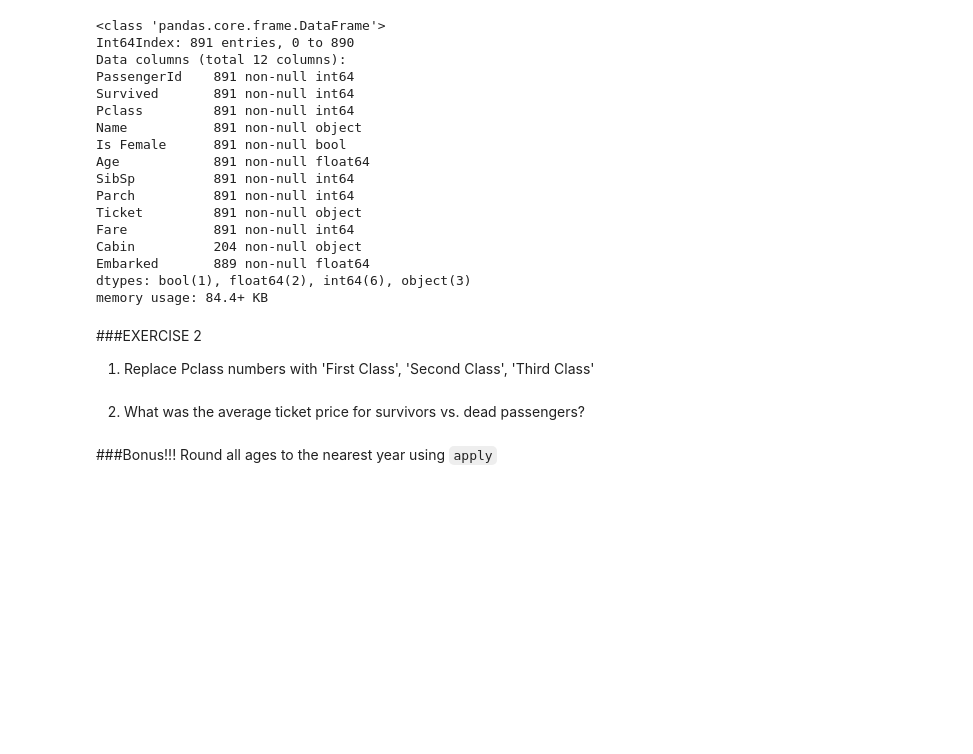
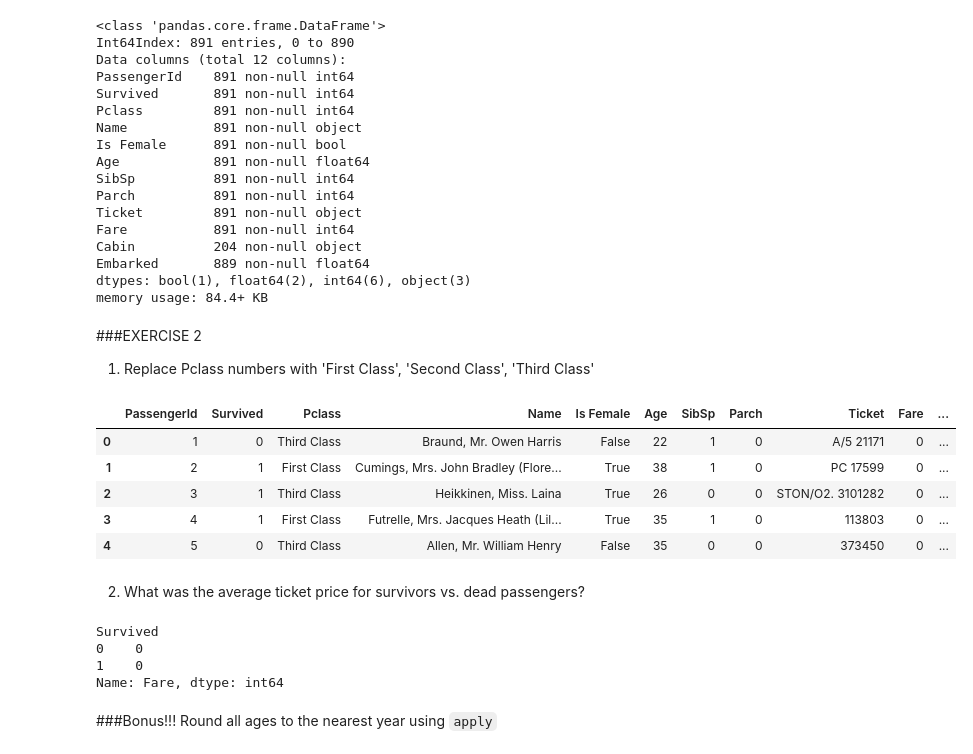
Before and after one commit to lqingsandra/DAT_SF_19, a Jupyter notebook: labs/05-numpy_pandas_bokeh.ipynb, the cells around one changed output. Cells and saved outputs as stored; diff of their text form; code cells hidden in the pictures; blank space fills up the shorter version.

```diff
--- a/labs/05-numpy_pandas_bokeh.ipynb
+++ b/labs/05-numpy_pandas_bokeh.ipynb
@@ -783,8 +783,25 @@ memory usage: 84.4+ KB
 # %% [markdown]
 ###EXERCISE 2
 1) Replace Pclass numbers with 'First Class', 'Second Class', 'Third Class'
+# %%
+data.Pclass.replace([1,2,3],['First Class', 'Second Class', 'Third Class'],inplace=True)
+data.head()
+# %% [output]
+|  | PassengerId | Survived | Pclass | Name | Is Female | Age | SibSp | Parch | Ticket | Fare | ... |
+| 0 | 1 | 0 | Third Class | Braund, Mr. Owen Harris | False | 22 | 1 | 0 | A/5 21171 | 0 | ... |
+| 1 | 2 | 1 | First Class | Cumings, Mrs. John Bradley (Flore... | True | 38 | 1 | 0 | PC 17599 | 0 | ... |
+| 2 | 3 | 1 | Third Class | Heikkinen, Miss. Laina | True | 26 | 0 | 0 | STON/O2. 3101282 | 0 | ... |
+| 3 | 4 | 1 | First Class | Futrelle, Mrs. Jacques Heath (Lil... | True | 35 | 1 | 0 | 113803 | 0 | ... |
+| 4 | 5 | 0 | Third Class | Allen, Mr. William Henry | False | 35 | 0 | 0 | 373450 | 0 | ... |
 # %% [markdown]
 2) What was the average ticket price for survivors vs. dead passengers?
+# %%
+data.groupby(['Survived'])['Fare'].mean()
+# %% [output]
+Survived
+0    0
+1    0
+Name: Fare, dtype: int64
 # %% [markdown]
 ###Bonus!!!
 Round all ages to the nearest year using `apply`
```
Also changed, not shown: parts of 20 cells of this notebook, 2 other files.
